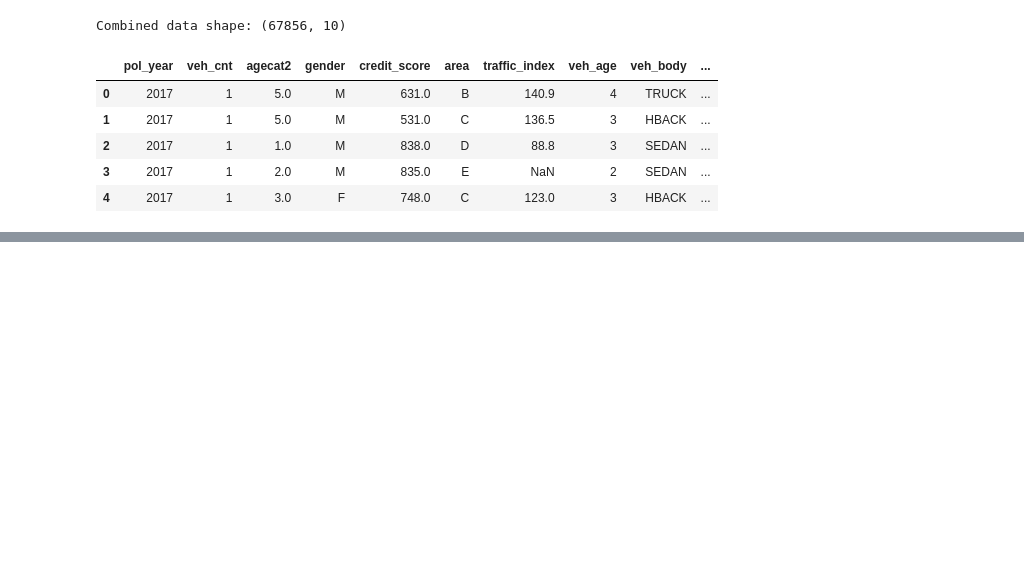
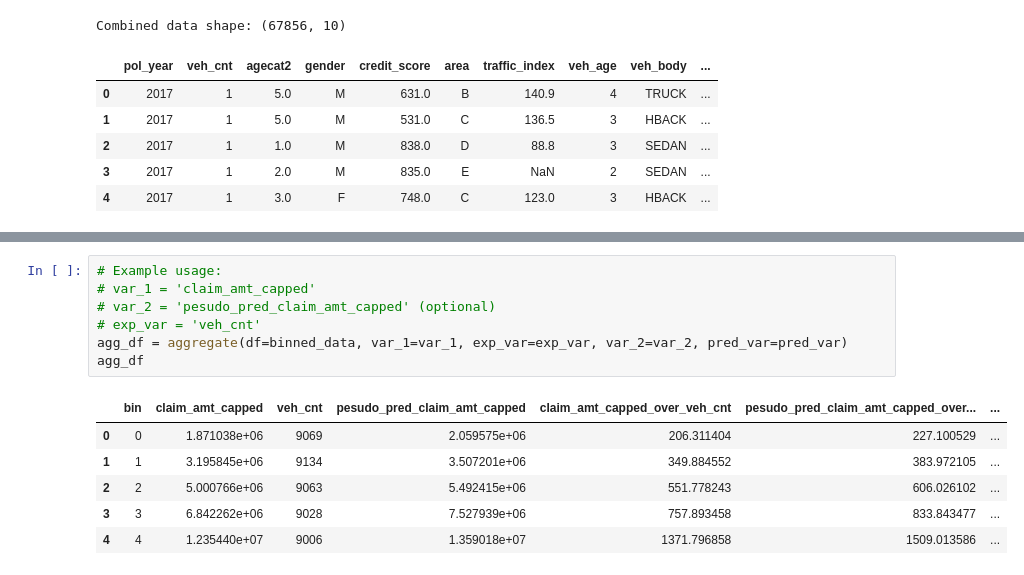
Before and after one commit to mengjin67/data_science_bootcamp_lecture_1, a Jupyter notebook: analysis_pipeline/data_exploration.ipynb, the cells around one changed output, grey strips where cells are left out. Saved outputs shown, nothing was run; the diff lists cells and outputs as text; blank space fills up the shorter version.

```diff
--- a/analysis_pipeline/data_exploration.ipynb
+++ b/analysis_pipeline/data_exploration.ipynb
@@ -245,0 +390,14 @@ ccl.plot_all()
+# %%
+# Example usage:
+# var_1 = 'claim_amt_capped'
+# var_2 = 'pesudo_pred_claim_amt_capped' (optional)
+# exp_var = 'veh_cnt'
+agg_df = aggregate(df=binned_data, var_1=var_1, exp_var=exp_var, var_2=var_2, pred_var=pred_var)
+agg_df
+# %% [output]
+|  | bin | claim_amt_capped | veh_cnt | pesudo_pred_claim_amt_capped | claim_amt_capped_over_veh_cnt | pesudo_pred_claim_amt_capped_over... | ... |
+| 0 | 0 | 1.871038e+06 | 9069 | 2.059575e+06 | 206.311404 | 227.100529 | ... |
+| 1 | 1 | 3.195845e+06 | 9134 | 3.507201e+06 | 349.884552 | 383.972105 | ... |
+| 2 | 2 | 5.000766e+06 | 9063 | 5.492415e+06 | 551.778243 | 606.026102 | ... |
+| 3 | 3 | 6.842262e+06 | 9028 | 7.527939e+06 | 757.893458 | 833.843477 | ... |
+| 4 | 4 | 1.235440e+07 | 9006 | 1.359018e+07 | 1371.796858 | 1509.013586 | ... |
```
Also changed, not shown: parts of 10 cells of this notebook, 1 other file.
